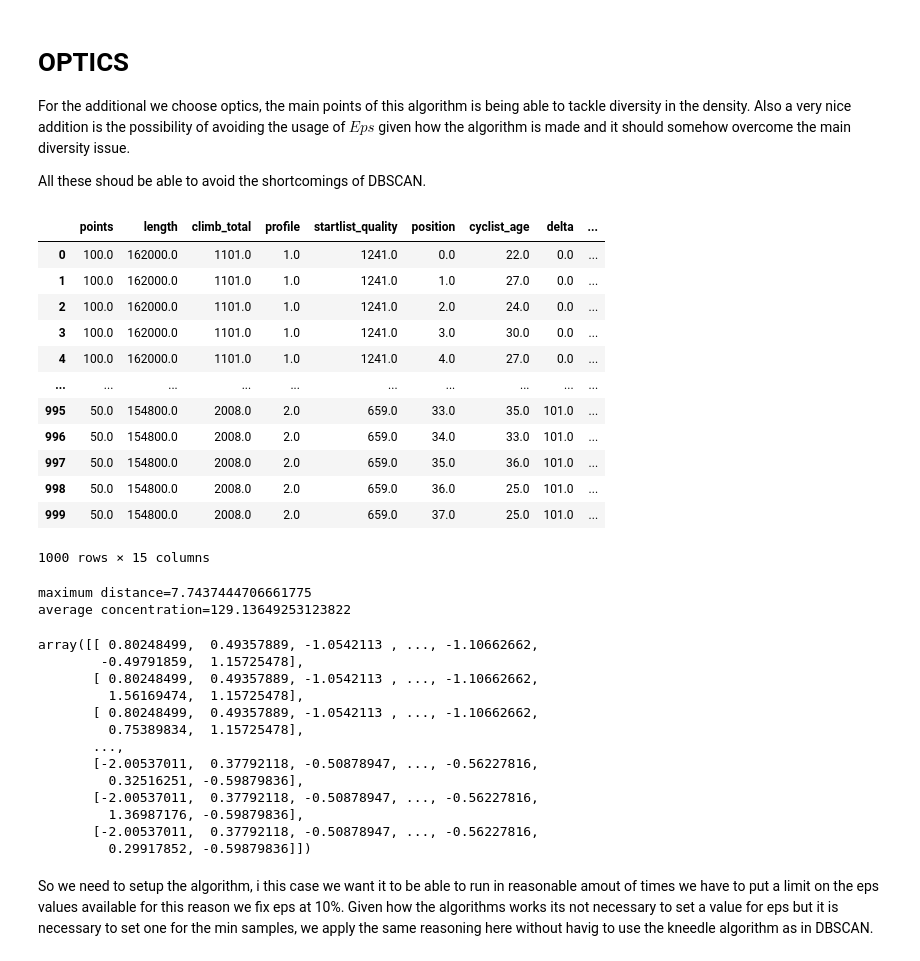
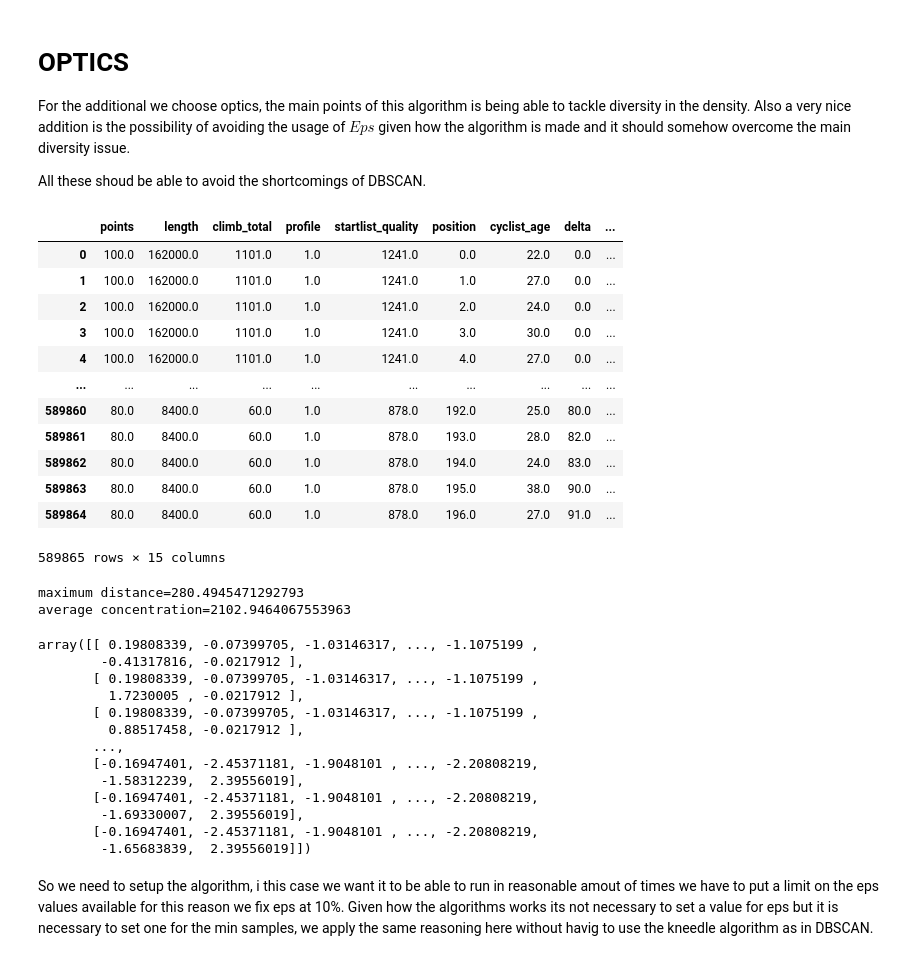
Before and after one commit to DadeOrsu/dm_project24_group_6, a Jupyter notebook: src/task3_clustering/optics.ipynb, the cells around one changed output. Cells and saved outputs as stored; diff of their text form; code cells hidden in the pictures.

Commit message:
added optics 80s results

```diff
--- a/src/task3_clustering/optics.ipynb
+++ b/src/task3_clustering/optics.ipynb
@@ -5,10 +5,6 @@ For the additional we choose optics, the main points of this algorithm is being
 
 All these shoud be able to avoid the shortcomings of DBSCAN.
 # %%
-from pyclustering.cluster.optics import optics
-from pyclustering.cluster.optics import ordering_analyser
-from pyclustering.utils import read_sample
-from pyclustering.utils import draw_clusters
 import datetime
 from sklearn.cluster import OPTICS,DBSCAN
 from os import path
@@ -19,40 +15,40 @@ from scipy.sparse import csr_matrix
 
 RACES_PATH=path.join("..","dataset","engineered_races.csv")
 races_df=pd.read_csv(RACES_PATH)
 
 num_columns = [
             'points',
             'length',
             'climb_total',
             'profile',
             'startlist_quality',
             'position',
             'cyclist_age',
             'delta',
             'climbing_efficiency',
             'competitive_age',
             'difficulty',
             'convenience_score',
             'difficulty_score',
             'performance_index',
             'gain_ratio',
  ]
-data_df=races_df[num_columns].drop_duplicates().astype('float64').iloc[:1000]
+data_df=races_df[num_columns].drop_duplicates().astype('float64')
 data_df
 # %% [output]
 |  | points | length | climb_total | profile | startlist_quality | position | cyclist_age | delta | ... |
 | 0 | 100.0 | 162000.0 | 1101.0 | 1.0 | 1241.0 | 0.0 | 22.0 | 0.0 | ... |
 | 1 | 100.0 | 162000.0 | 1101.0 | 1.0 | 1241.0 | 1.0 | 27.0 | 0.0 | ... |
 | 2 | 100.0 | 162000.0 | 1101.0 | 1.0 | 1241.0 | 2.0 | 24.0 | 0.0 | ... |
 | 3 | 100.0 | 162000.0 | 1101.0 | 1.0 | 1241.0 | 3.0 | 30.0 | 0.0 | ... |
 | 4 | 100.0 | 162000.0 | 1101.0 | 1.0 | 1241.0 | 4.0 | 27.0 | 0.0 | ... |
 | ... | ... | ... | ... | ... | ... | ... | ... | ... | ... |
-| 995 | 50.0 | 154800.0 | 2008.0 | 2.0 | 659.0 | 33.0 | 35.0 | 101.0 | ... |
-| 996 | 50.0 | 154800.0 | 2008.0 | 2.0 | 659.0 | 34.0 | 33.0 | 101.0 | ... |
-| 997 | 50.0 | 154800.0 | 2008.0 | 2.0 | 659.0 | 35.0 | 36.0 | 101.0 | ... |
-| 998 | 50.0 | 154800.0 | 2008.0 | 2.0 | 659.0 | 36.0 | 25.0 | 101.0 | ... |
-| 999 | 50.0 | 154800.0 | 2008.0 | 2.0 | 659.0 | 37.0 | 25.0 | 101.0 | ... |
+| 589860 | 80.0 | 8400.0 | 60.0 | 1.0 | 878.0 | 192.0 | 25.0 | 80.0 | ... |
+| 589861 | 80.0 | 8400.0 | 60.0 | 1.0 | 878.0 | 193.0 | 28.0 | 82.0 | ... |
+| 589862 | 80.0 | 8400.0 | 60.0 | 1.0 | 878.0 | 194.0 | 24.0 | 83.0 | ... |
+| 589863 | 80.0 | 8400.0 | 60.0 | 1.0 | 878.0 | 195.0 | 38.0 | 90.0 | ... |
+| 589864 | 80.0 | 8400.0 | 60.0 | 1.0 | 878.0 | 196.0 | 27.0 | 91.0 | ... |
-1000 rows × 15 columns
+589865 rows × 15 columns
 # %%
 from sklearn.preprocessing import StandardScaler
 
@@ -70,21 +66,21 @@ average concentration={average_concentration}
 
 std_data
 # %% [output]
-maximum distance=7.7437444706661775
-average concentration=129.13649253123822
+maximum distance=280.4945471292793
+average concentration=2102.9464067553963
-array([[ 0.80248499,  0.49357889, -1.0542113 , ..., -1.10662662,
-        -0.49791859,  1.15725478],
-       [ 0.80248499,  0.49357889, -1.0542113 , ..., -1.10662662,
-         1.56169474,  1.15725478],
-       [ 0.80248499,  0.49357889, -1.0542113 , ..., -1.10662662,
-         0.75389834,  1.15725478],
+array([[ 0.19808339, -0.07399705, -1.03146317, ..., -1.1075199 ,
+        -0.41317816, -0.0217912 ],
+       [ 0.19808339, -0.07399705, -1.03146317, ..., -1.1075199 ,
+         1.7230005 , -0.0217912 ],
+       [ 0.19808339, -0.07399705, -1.03146317, ..., -1.1075199 ,
+         0.88517458, -0.0217912 ],
        ...,
-       [-2.00537011,  0.37792118, -0.50878947, ..., -0.56227816,
-         0.32516251, -0.59879836],
-       [-2.00537011,  0.37792118, -0.50878947, ..., -0.56227816,
-         1.36987176, -0.59879836],
-       [-2.00537011,  0.37792118, -0.50878947, ..., -0.56227816,
-         0.29917852, -0.59879836]])
+       [-0.16947401, -2.45371181, -1.9048101 , ..., -2.20808219,
+        -1.58312239,  2.39556019],
+       [-0.16947401, -2.45371181, -1.9048101 , ..., -2.20808219,
+        -1.69330007,  2.39556019],
+       [-0.16947401, -2.45371181, -1.9048101 , ..., -2.20808219,
+        -1.65683839,  2.39556019]])
 # %% [markdown]
 So we need to setup the algorithm, i this case we want it to be able to run in reasonable amout of times we have to put a limit on the eps values available for this reason we fix eps at 10%. Given how the algorithms works its not necessary to set a value for eps but it is necessary to set one for the min samples, we apply the same reasoning here without havig to use the kneedle algorithm as in DBSCAN.
 # %% [markdown]
```
Also changed, not shown: parts of 1 cell of this notebook.
